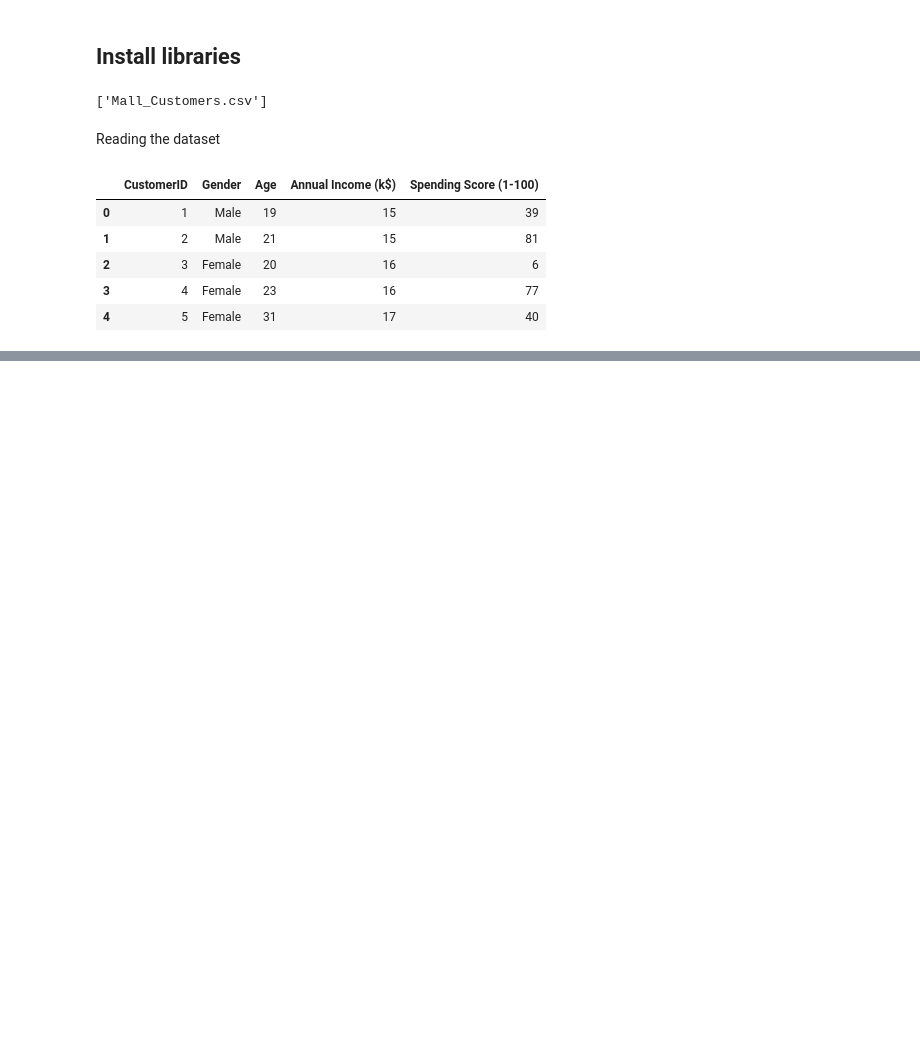
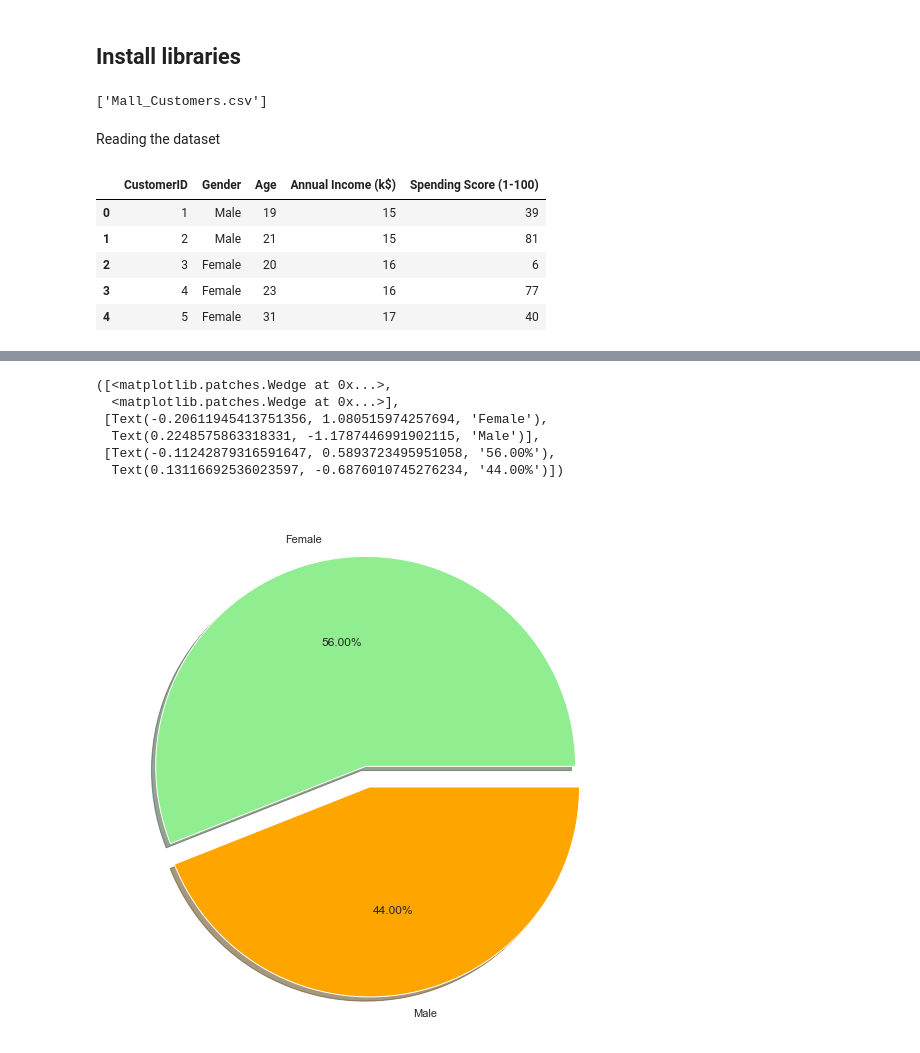
Before and after one commit to rubjmnz93/mall_customers_clustering_analysis, a Jupyter notebook: notebook/Mall_customers_clustering_analysis.ipynb, the cells around one changed output, grey strips where cells are left out. Cells and saved outputs as stored; diff of their text form; code cells hidden in the pictures; blank space fills up the shorter version.

```diff
--- a/notebook/Mall_customers_clustering_analysis.ipynb
+++ b/notebook/Mall_customers_clustering_analysis.ipynb
@@ -56,0 +91,17 @@ data.describe()
+# %%
+labels = ['Female', 'Male']
+size = data['Gender'].value_counts()
+colors = ['lightgreen', 'orange']
+explode = [0,0.1]
+
+plt.rcParams['figure.figsize'] = [9,9]
+plt.pie(size, colors=colors, explode=explode,
+        labels=labels, shadow=True, autopct='%.2f%%')
+# %% [output]
+([<matplotlib.patches.Wedge at 0x...>,
+  <matplotlib.patches.Wedge at 0x...>],
+ [Text(-0.20611945413751356, 1.080515974257694, 'Female'),
+  Text(0.2248575863318331, -1.1787446991902115, 'Male')],
+ [Text(-0.11242879316591647, 0.5893723495951058, '56.00%'),
+  Text(0.13116692536023597, -0.6876010745276234, '44.00%')])
+[figure, added]
```
Also changed, not shown: parts of 8 cells of this notebook.
